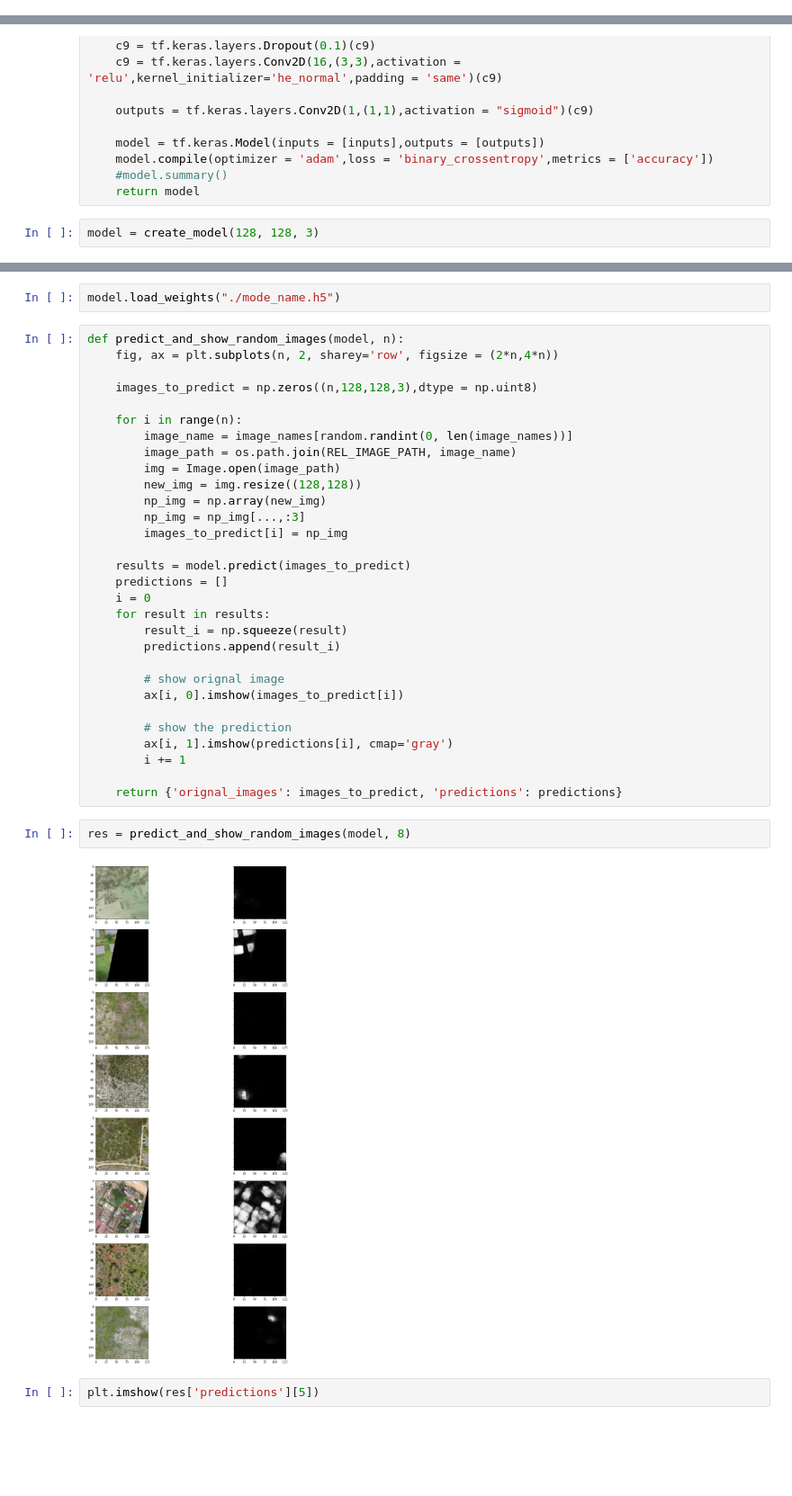
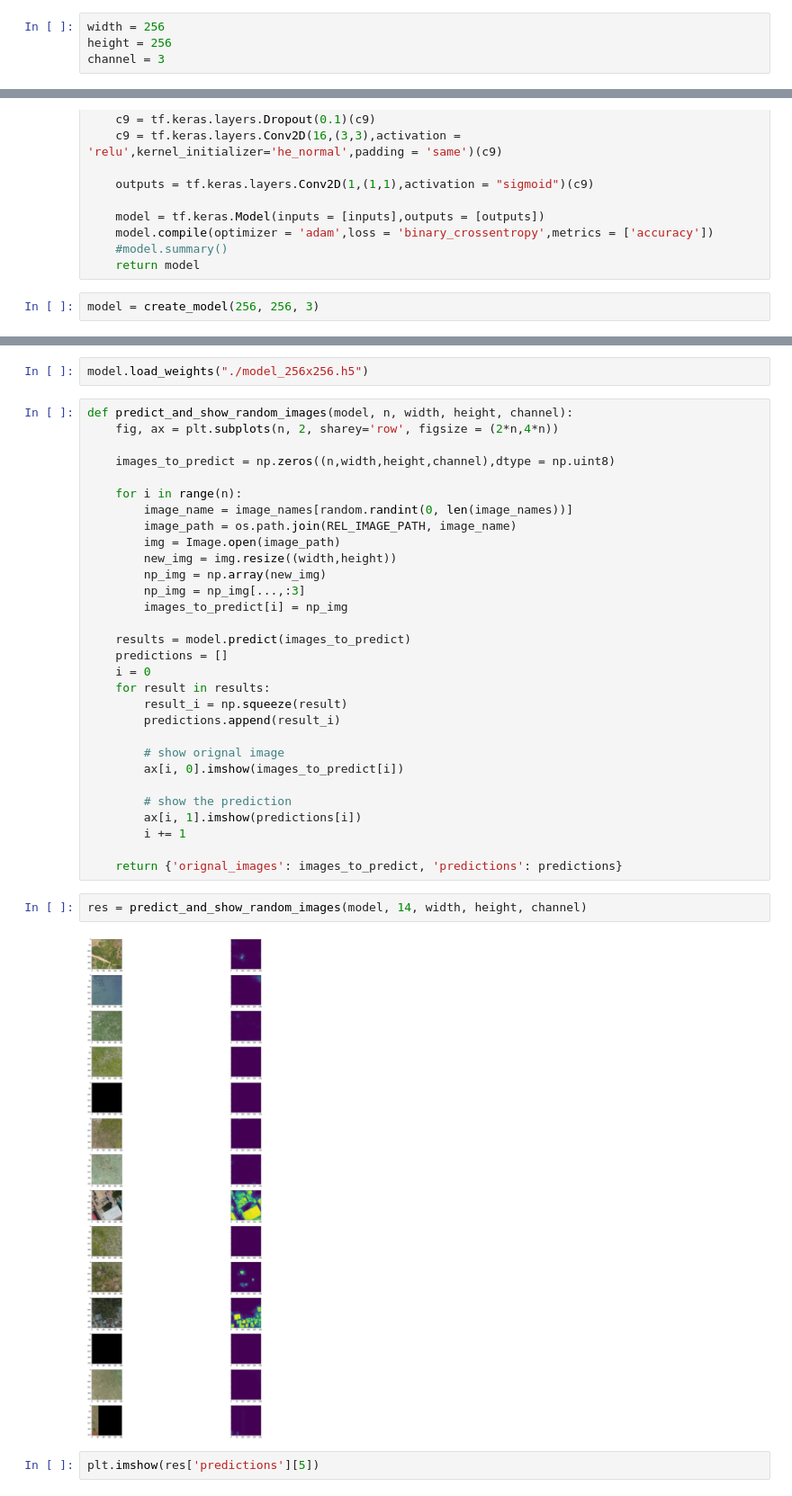
Before and after one commit to karunparashar/Segmenting-Buildings-for-Disaster-Resilience--Open-Cities-AI-, a Jupyter notebook: Predictor.ipynb, the cells around one changed output, grey strips where cells are left out. Shown at 90% size. Saved outputs shown, nothing was run; the diff lists cells and outputs as text; blank space fills up the shorter version.

```diff
--- a/Predictor.ipynb
+++ b/Predictor.ipynb
@@ -11,6 +11,10 @@ import cv2
 REL_IMAGE_PATH = "../data/images-256/"
 REL_MASK_PATH = "../data/masks-256/"
 image_names = os.listdir(REL_IMAGE_PATH)
+# %%
+width = 256
+height = 256
+channel = 3
 # %%
 #creating U-Net architecture
 def create_model(width, height, channel):
@@ -73,4 +77,4 @@ def create_model(width, height, channel):
     #model.summary()
     return model
 # %%
-model = create_model(128, 128, 3)
+model = create_model(256, 256, 3)
@@ -84,16 +81,16 @@ Use tf.where in 2.0, which has the same broadcast rule as np.where
 # %%
-model.load_weights("./mode_name.h5")
+model.load_weights("./model_256x256.h5")
 # %%
-def predict_and_show_random_images(model, n):
+def predict_and_show_random_images(model, n, width, height, channel):
     fig, ax = plt.subplots(n, 2, sharey='row', figsize = (2*n,4*n))
 
-    images_to_predict = np.zeros((n,128,128,3),dtype = np.uint8)
+    images_to_predict = np.zeros((n,width,height,channel),dtype = np.uint8)
 
     for i in range(n):
         image_name = image_names[random.randint(0, len(image_names))]
         image_path = os.path.join(REL_IMAGE_PATH, image_name)
         img = Image.open(image_path)
-        new_img = img.resize((128,128))
+        new_img = img.resize((width,height))
         np_img = np.array(new_img)
         np_img = np_img[...,:3]
         images_to_predict[i] = np_img
@@ -109,14 +106,14 @@ def predict_and_show_random_images(model, n):
         ax[i, 0].imshow(images_to_predict[i])
 
         # show the prediction
-        ax[i, 1].imshow(predictions[i], cmap='gray')
+        ax[i, 1].imshow(predictions[i])
         i += 1
 
     return {'orignal_images': images_to_predict, 'predictions': predictions}
 # %%
-res = predict_and_show_random_images(model, 8)
+res = predict_and_show_random_images(model, 14, width, height, channel)
 # %% [output]
-[figure, old version]
+[figure, new version]
 # %%
 plt.imshow(res['predictions'][5])
 # %% [output]
```
Also changed, not shown: parts of 1 cell of this notebook.
